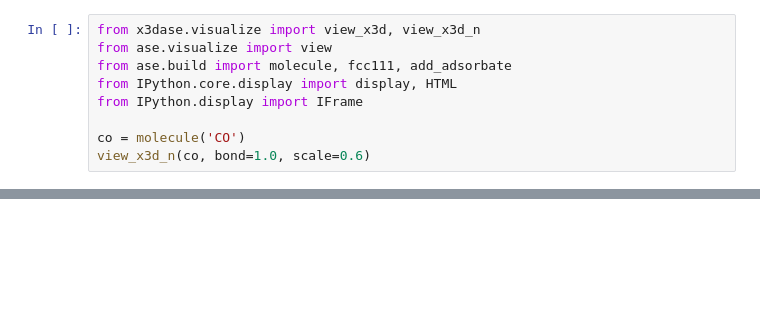
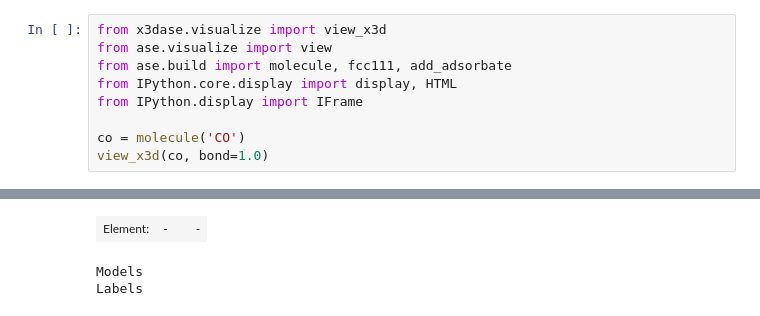
Before and after one commit to superstar54/x3dase, a Jupyter notebook: notebook/x3dase.ipynb, the cells around one changed output, grey strips where cells are left out. Drawn from its saved outputs; the diff is of its cells as text; blank space fills up the shorter version.

Commit message:
add labels: element and index

```diff
--- a/notebook/x3dase.ipynb
+++ b/notebook/x3dase.ipynb
@@ -1,10 +1,10 @@
 # %%
-from x3dase.visualize import view_x3d, view_x3d_n
+from x3dase.visualize import view_x3d
 from ase.visualize import view
 from ase.build import molecule, fcc111, add_adsorbate
 from IPython.core.display import display, HTML
 from IPython.display import IFrame
 
 co = molecule('CO')
-view_x3d_n(co, bond=1.0, scale=0.6)
+view_x3d(co, bond=1.0)
 # %% [output]
@@ -12,3 +11,6 @@ view_x3d_n(co, bond=1.0, scale=0.6)
+| Element: | - |  | - |
+Models
+Labels
 # %%
 from x3dase.visualize import view_x3d
 from ase.visualize import view
```
Also changed, not shown: parts of 3 cells of this notebook, 20 other files.
